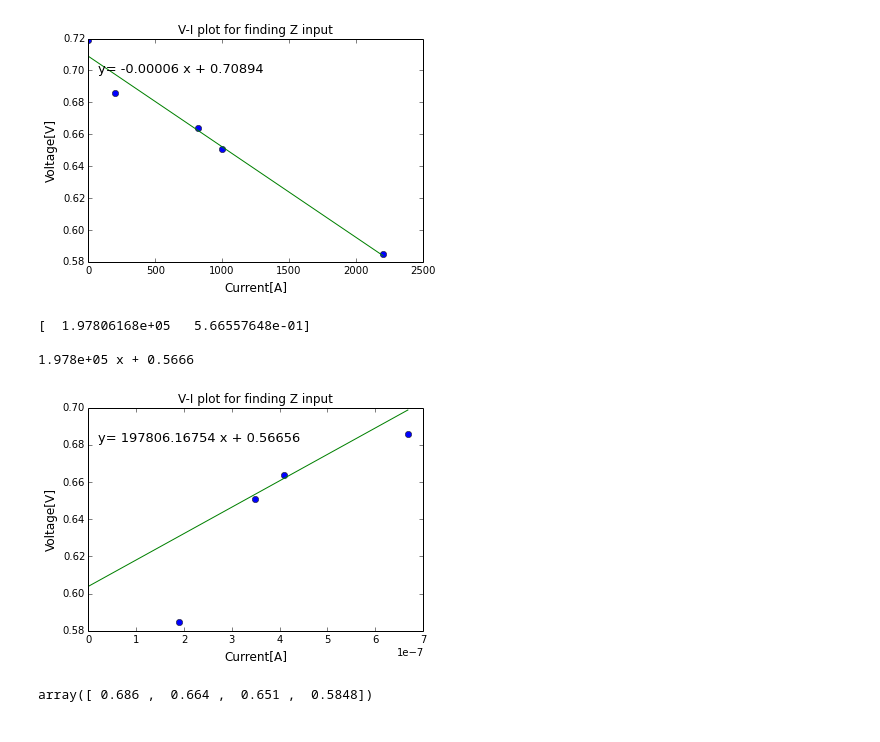
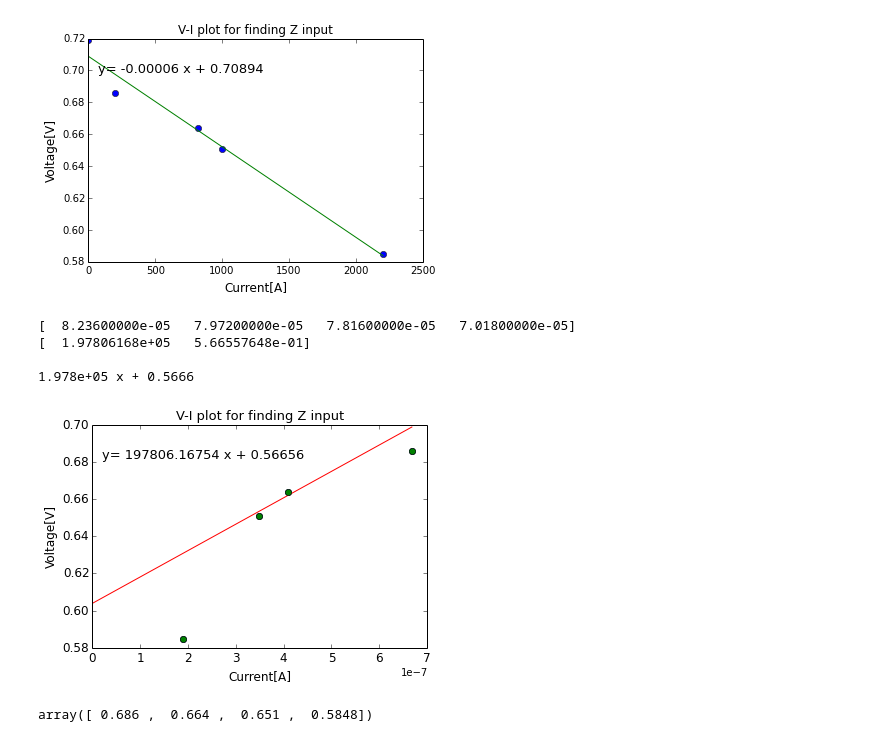
Before and after one commit to dorisjlee/111BSClab, a Jupyter notebook: lab1/Plots for lab 1.ipynb, the cells around one changed output. Saved outputs shown, nothing was run; the diff lists cells and outputs as text; code cells hidden in the pictures.

```diff
--- a/lab1/Plots for lab 1.ipynb
+++ b/lab1/Plots for lab 1.ipynb
@@ -79,7 +91,7 @@ vt/(r_1)
 # %% [output]
 0.020797576752638127
 # %%
-def fit_and_plot(x,y,xlabel="",ylabel="",title="",zeroed=False,annotate_fit= True):
+def fit_and_plot(x,y,xlabel="",ylabel="",title="",zeroed=False,annotate_fit= True,right_words = False,error_bar=""):
 #     x=1./x**2
 #     y=1./y
 #     fig = plt.figure()
@@ -94,17 +106,24 @@ def fit_and_plot(x,y,xlabel="",ylabel="",title="",zeroed=False,annotate_fit= Tru
         a = np.linspace(0,max(x))
     else:
         a = np.linspace(min(x),max(x))
-    ax1.plot(a, p(np.linspace(min(x),max(x))))
+    ax1.plot(a, p(np.linspace(min(x),max(x))),color="red")
     if annotate_fit:
         slope = z[0]
         intercept = z[1]
-        ax1.text(0.03,0.85,"y= %.5f x + %.5f"%(slope,intercept), fontsize=13,transform=ax1.transAxes)
+        if right_words:
+            ax1.text(0.48,0.85,"y= %.5f x + %.5f"%(slope,intercept), fontsize=13,transform=ax1.transAxes)
+        else:
+            ax1.text(0.03,0.85,"y= %.5f x + %.5f"%(slope,intercept), fontsize=13,transform=ax1.transAxes)
     if title !="":
-        plt.title(title,fontsize=12 )
+        plt.title(title,fontsize=13 )
         plt.xlabel(xlabel,fontsize=12)
         plt.ylabel(ylabel,fontsize=12)
 #     ax1 = fig.add_subplot(111)
 #     ax1.text(0.03,0.8,"y= %.5f x %.5f"%(p[0],p[1]), fontsize=13,transform=ax.transAxes)
+    if error_bar!="":
+        ax1.errorbar(x, y, yerr=error_bar, fmt='o')
+    plt.tick_params(axis='both', which='major', labelsize=12)
+    plt.tick_params(axis='both', which='minor', labelsize=12)
     return p
 # %% [markdown]
 # 1.2.3
@@ -133,24 +157,28 @@ p1 = fit_and_plot(r,v,"Current[A]", "Voltage[V]","V-I plot for finding Z input"
 # %%
-r = np.array([470,820,1000,2200])# [kohm]
+# r = np.array([470,820,1000,2200])# [kohm]
+r = np.array([470e3,820e3,1e6,2.2e6])# [ohm]
 v_in = np.array([0.686,0.664,0.651,584.8e-3]) #[V]
-v_ext =1
+v_ext =1.
 I_in = I_in[np.where(r>0)]
-I_in = (v_ext - v_in)/(r*10**3) #[A]
+I_in = (v_ext - v_in)/(r) #[A]
 # I_in = list(I_in)
 # I_in.append(0)
 # I_in = np.array(I_in)
 # print I_in
 # plt.plot(I_in,v_in[np.where(r>0)],'o')
 # v_in =list(v_in)
 # v_in.append(0)
 # v_in = np.array(v_in)
 # print v_in
-p1 = fit_and_plot(I_in,v_in,"Current[A]", "Voltage[V]","V-I plot for finding Z input",zeroed=True)
+yerr = np.append(compute_uncertainty(v_in[:-1],0.001),compute_uncertainty(v_in[-1],0.1e-3))
+print yerr#.flatten(1)
+p1 = fit_and_plot(I_in,v_in,"Current[A]", "Voltage[V]","V-I plot for finding Z input",zeroed=True,error_bar=yerr)
 # %% [output]
+[  8.23600000e-05   7.97200000e-05   7.81600000e-05   7.01800000e-05]
 [  1.97806168e+05   5.66557648e-01]
 
 1.978e+05 x + 0.5666
-[figure, old version]
+[figure, new version]
 # %%
 v_in
 # %% [output]
```
Also changed, not shown: parts of 18 cells of this notebook, 45 other files.
